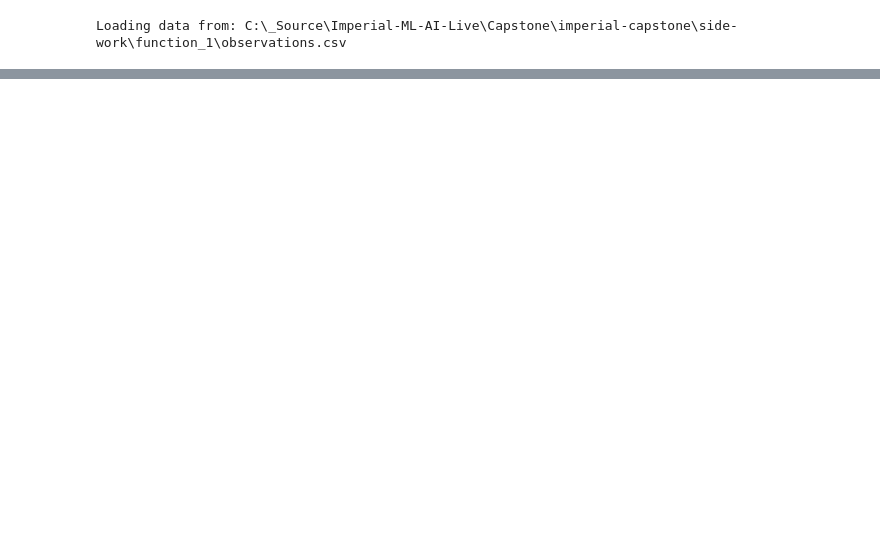
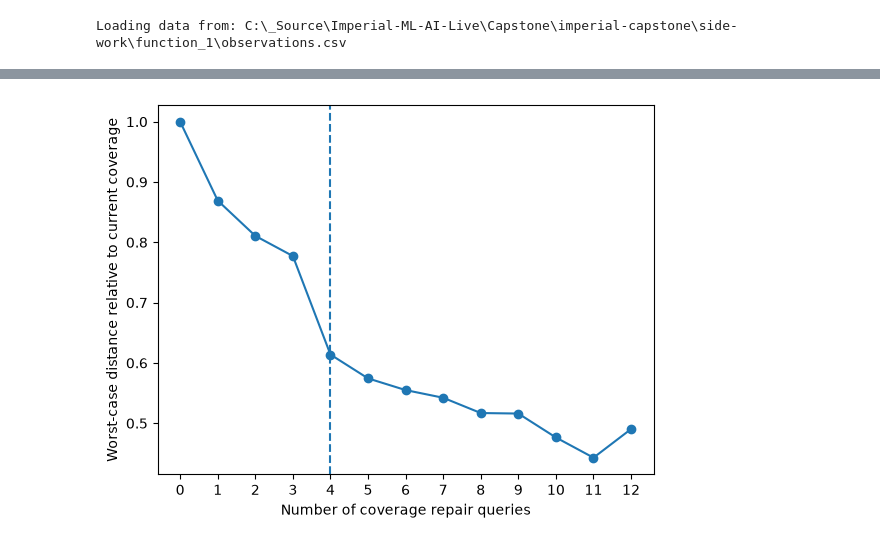
Before and after one commit to AnthonyPWatts/imperial-capstone, a Jupyter notebook: side-work/function_1/_my_function1.ipynb, the cells around one changed output, grey strips where cells are left out. Drawn from its saved outputs; the diff is of its cells as text; code cells hidden in the pictures; blank space fills up the shorter version.

```diff
--- a/side-work/function_1/_my_function1.ipynb
+++ b/side-work/function_1/_my_function1.ipynb
@@ -128,0 +251,3 @@ The dotted lines mark zero on the left and the near-zero boundary on the right.
+# %%
+coverage_results = pd.DataFrame(results)
+coverage_results
@@ -128,0 +269,17 @@ The dotted lines mark zero on the left and the near-zero boundary on the right.
+# %%
+coverage_results["relative_max_distance"] = (
+    coverage_results["max_distance"]
+    / coverage_results.loc[0, "max_distance"]
+)
+
+coverage_results["coverage_improvement"] = (
+    1.0 - coverage_results["relative_max_distance"]
+)
+
+coverage_results["marginal_improvement"] = (
+    coverage_results["max_distance"]
+    .shift(1)
+    - coverage_results["max_distance"]
+)
+
+coverage_results
@@ -128,0 +301,16 @@ The dotted lines mark zero on the left and the near-zero boundary on the right.
+# %%
+
+plt.plot(
+    coverage_results["q"],
+    coverage_results["relative_max_distance"],
+    marker="o"
+)
+
+plt.axvline(4, linestyle="--")
+
+plt.xlabel("Number of coverage repair queries")
+plt.ylabel("Worst-case distance relative to current coverage")
+plt.xticks(range(13))
+plt.show()
+# %% [output]
+[figure, added]
```
Also changed, not shown: parts of 16 cells of this notebook, 1 other file.
